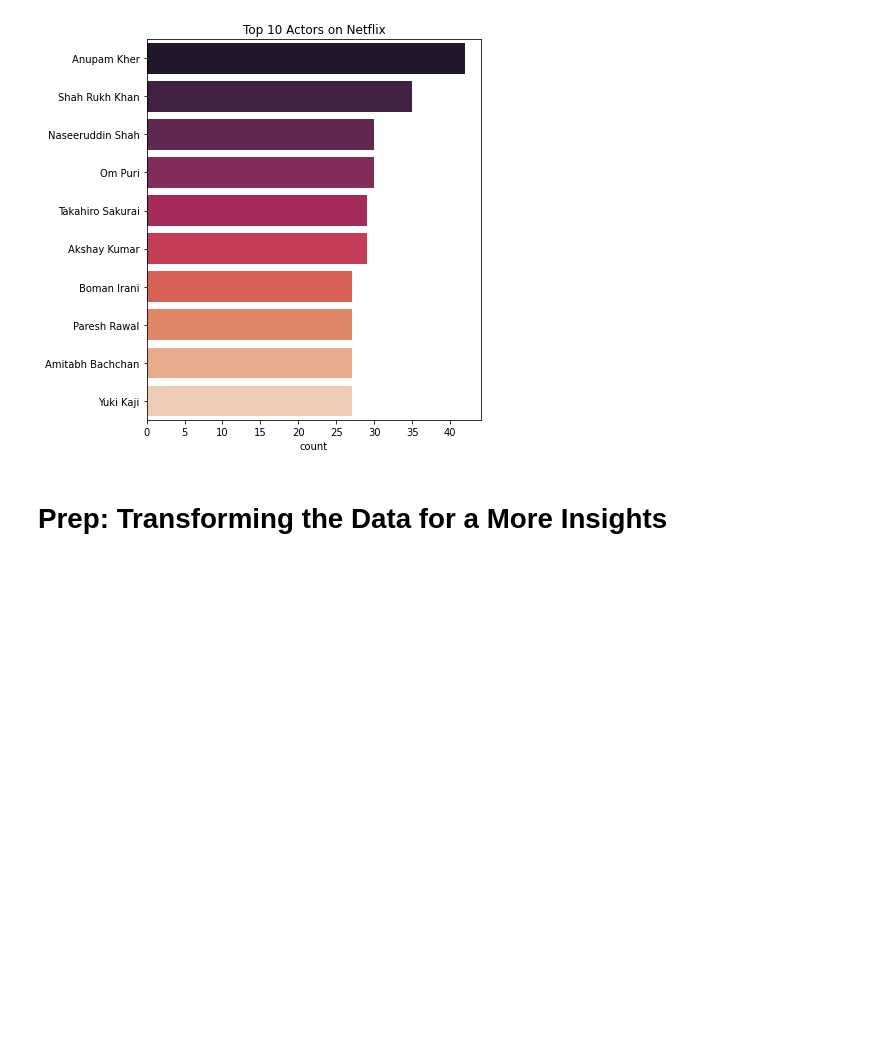
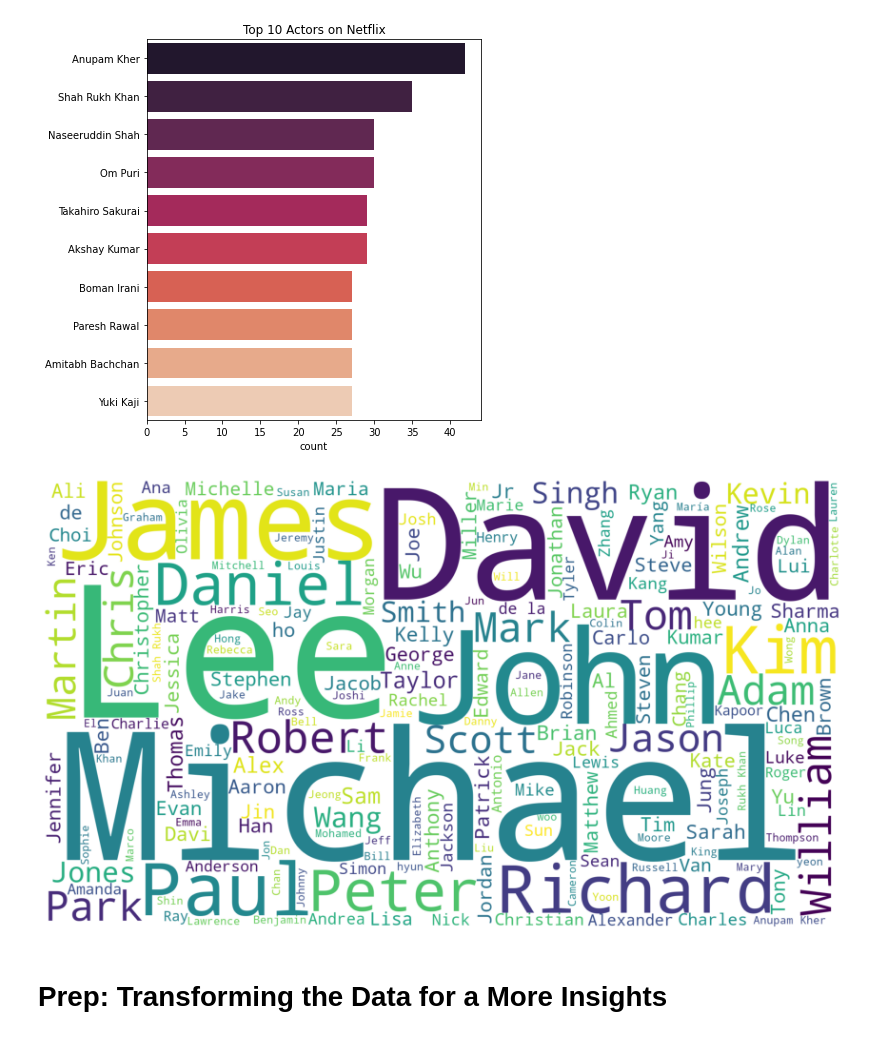
Before and after one commit to Ankushsaini90/NETFLIX-MOVIES-AND-TV-SHOWS-CLUSTERING, a Jupyter notebook: NETFLIX_MOVIES_AND_TV_SHOWS_CLUSTERING.ipynb, the cells around one changed output. Drawn from its saved outputs; the diff is of its cells as text; code cells hidden in the pictures; blank space fills up the shorter version.

```diff
--- a/NETFLIX_MOVIES_AND_TV_SHOWS_CLUSTERING.ipynb
+++ b/NETFLIX_MOVIES_AND_TV_SHOWS_CLUSTERING.ipynb
@@ -399,6 +405,19 @@ plt.title('Top 10 Actors on Netflix')
 plt.show()
 # %% [output]
 [figure]
+# %%
+# Actor cloud
+plt.subplots(figsize=(15,15))
+wordcloud = WordCloud(
+                          background_color='white',
+                          width=1920,
+                          height=1080
+                         ).generate(" ".join(actor))
+plt.imshow(wordcloud)
+plt.axis('off')
+plt.show()
+# %% [output]
+[figure, added]
 # %% [markdown]
 # Prep: Transforming the Data for a More Insights
 # %% [markdown]
```
Also changed, not shown: parts of 24 cells of this notebook.
